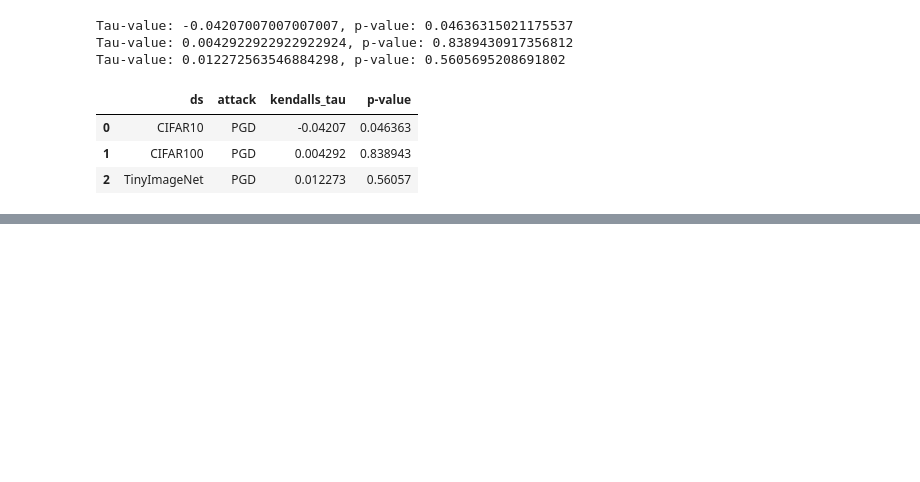
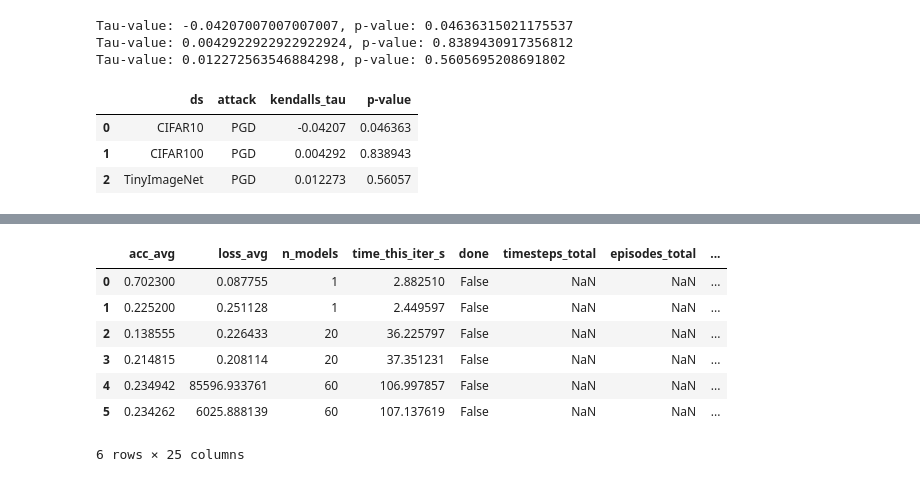
Before and after one commit to julius-lautz/model_robustness, a Jupyter notebook: src/model_robustness/attacks/notebooks/sandbox.ipynb, the cells around one changed output, grey strips where cells are left out. Cells and saved outputs as stored; diff of their text form; code cells hidden in the pictures; blank space fills up the shorter version.

```diff
--- a/src/model_robustness/attacks/notebooks/sandbox.ipynb
+++ b/src/model_robustness/attacks/notebooks/sandbox.ipynb
@@ -175,3 +203,16 @@ aux_df.head()
 | 846 | 3 | NN_tune_trainable_0ecbc_00792_792... | CIFAR10 | PGD | 0.1 | 0.0 | kaiming_uniform | relu | 0.05 | 0.9 | ... |
 | 22 | 4 | NN_tune_trainable_0ecbc_00039_39_... | CIFAR10 | PGD | 0.1 | 0.0 | kaiming_uniform | relu | 0.05 | 0.9 | ... |
 | 577 | 5 | NN_tune_trainable_0ecbc_00388_388... | CIFAR10 | PGD | 0.1 | 0.0 | kaiming_uniform | relu | 0.05 | 0.9 | ... |
+# %%
+df = pd.read_csv("../../results/transferability/dataframes/CIFAR10_hyp-10-f_df.csv", index_col=0)
+# %%
+df
+# %% [output]
+|  | acc_avg | loss_avg | n_models | time_this_iter_s | done | timesteps_total | episodes_total | ... |
+| 0 | 0.702300 | 0.087755 | 1 | 2.882510 | False | NaN | NaN | ... |
+| 1 | 0.225200 | 0.251128 | 1 | 2.449597 | False | NaN | NaN | ... |
+| 2 | 0.138555 | 0.226433 | 20 | 36.225797 | False | NaN | NaN | ... |
+| 3 | 0.214815 | 0.208114 | 20 | 37.351231 | False | NaN | NaN | ... |
+| 4 | 0.234942 | 85596.933761 | 60 | 106.997857 | False | NaN | NaN | ... |
+| 5 | 0.234262 | 6025.888139 | 60 | 107.137619 | False | NaN | NaN | ... |
+6 rows × 25 columns
```
Also changed, not shown: parts of 26 cells of this notebook, 13 other files.
